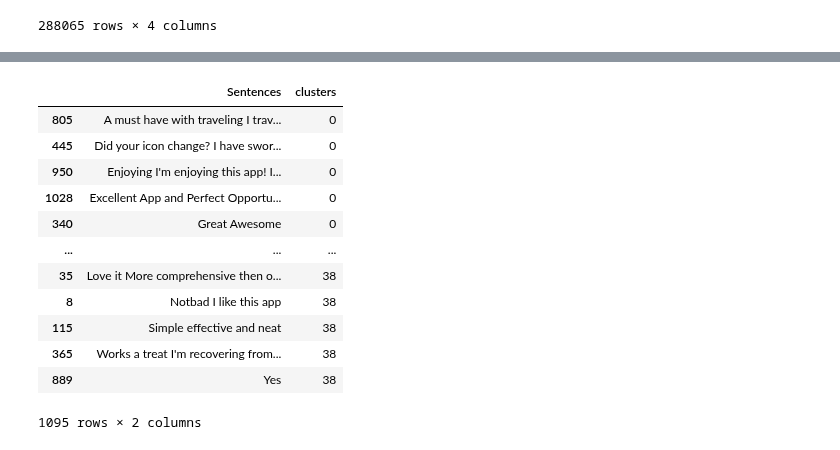
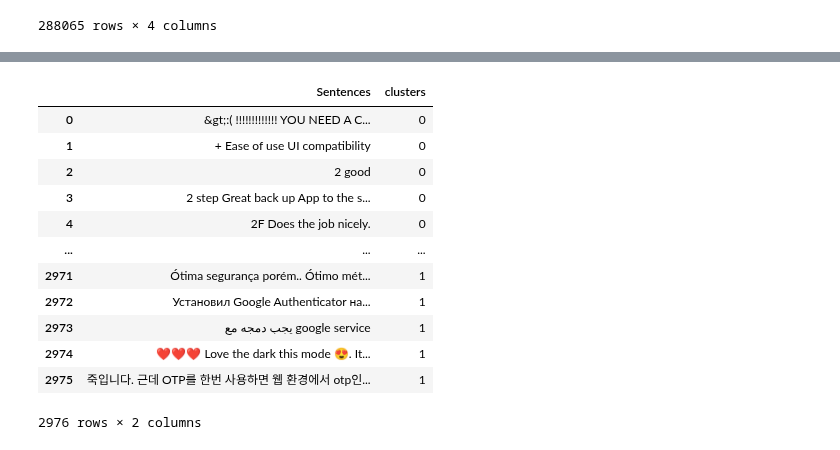
Before and after one commit to LuisSante/Text-segmentation-using-Agglomerative-Clustering, a Jupyter notebook: NLP - Clustering/exp_clusters_2.ipynb, the cells around one changed output, grey strips where cells are left out. Saved outputs shown, nothing was run; the diff lists cells and outputs as text; code cells hidden in the pictures.

```diff
--- a/NLP - Clustering/exp_clusters_2.ipynb
+++ b/NLP - Clustering/exp_clusters_2.ipynb
@@ -66,0 +71,3 @@ corpus_embeddings = corpus_embeddings /  np.linalg.norm(corpus_embeddings, axis=
+# %%
+X_principal = TSNE(n_components = 2).fit_transform(corpus_embeddings)
+X_principal
@@ -67,28 +82,27 @@ corpus_embeddings = corpus_embeddings /  np.linalg.norm(corpus_embeddings, axis=
 # %%
-
 def best_cluster_agglomerative(j):
     best_k = 0
     best_average = 0
+    best_cluster = []
     for k in range(2,j):
 
-        agglomerative_clusterering = AgglomerativeClustering(n_clusters=k, affinity="cosine" , linkage="complete")
-        cluster_labels = agglomerative_clusterering.fit_predict(corpus_embeddings)
+        agglomerative_clusterering = AgglomerativeClustering(n_clusters=k, affinity="cosine" , linkage='complete').fit(corpus_embeddings)
+        cluster_labels = agglomerative_clusterering.fit_predict(X_principal)
+        best_cluster.append(cluster_labels)
 
-        silhouette_avg = silhouette_score(corpus_embeddings, cluster_labels)
+        silhouette_avg = silhouette_score(X_principal, cluster_labels)
+        print("cluster: ",k)
+        print("silhouette_avg: ",silhouette_avg)
+        print("\n")
 
         if(silhouette_avg > best_average):
             best_average = silhouette_avg
             best_k = k
-            #ds_new['clusters'] = cluster_labels
 
-        #print("For n_clusters =", k, "The average silhouette_score is :", silhouette_avg)
-        #print(cluster_labels)
-
-      ##print("best avg: ", best_average)
-      ##print("best k: ", best_k)
-
-    return best_k, best_average
+    return best_k, best_average, best_cluster[best_k-2]
 # %%
-best_k_HC, best_average_HC = best_cluster_agglomerative(40)
+best_k_HC, best_average_HC, best_cluster = best_cluster_agglomerative(20)
 print(best_k_HC)
+print(best_average_HC)
+print(best_cluster)
 # %% [output]
@@ -96,6 +125,0 @@ print(best_k_HC)
-# %%
-pca = PCA(n_components = 2)
-X_principal = pca.fit_transform(corpus_embeddings)
-print(X_principal)
-X_principal = pd.DataFrame(X_principal)
-X_principal.columns = ['P1', 'P2']
@@ -125,20 +137,21 @@ print(cluster_assignment)
 # %%
 ds_new = ds_new.sort_values(by=['clusters','Sentences'])
+ds_new = ds_new.reset_index(drop=True)
 ds_new
 # %% [output]
 |  | Sentences | clusters |
-| 805 | A must have with traveling I trav... | 0 |
-| 445 | Did your icon change? I have swor... | 0 |
-| 950 | Enjoying I'm enjoying this app! I... | 0 |
-| 1028 | Excellent App and Perfect Opportu... | 0 |
-| 340 | Great Awesome | 0 |
+| 0 | &gt;:( !!!!!!!!!!!!! YOU NEED A C... | 0 |
+| 1 | + Ease of use UI compatibility | 0 |
+| 2 | 2 good | 0 |
+| 3 | 2 step Great back up App to the s... | 0 |
+| 4 | 2F Does the job nicely. | 0 |
 | ... | ... | ... |
-| 35 | Love it More comprehensive then o... | 38 |
-| 8 | Notbad I like this app | 38 |
-| 115 | Simple effective and neat | 38 |
-| 365 | Works a treat I'm recovering from... | 38 |
-| 889 | Yes | 38 |
+| 2971 | Ótima segurança porém.. Ótimo mét... | 1 |
+| 2972 | Установил Google Authenticator на... | 1 |
+| 2973 | يجب دمجه مع google service | 1 |
+| 2974 | ❤❤❤ Love the dark this mode 😍. It... | 1 |
+| 2975 | 죽입니다. 근데 OTP를 한번 사용하면 웹 환경에서 otp인... | 1 |
-1095 rows × 2 columns
+2976 rows × 2 columns
 # %%
 count = 0
 for i in ds_new['Sentences'][ds_new['clusters'] == 0]:
```
Also changed, not shown: parts of 12 cells of this notebook, 2 other files.
